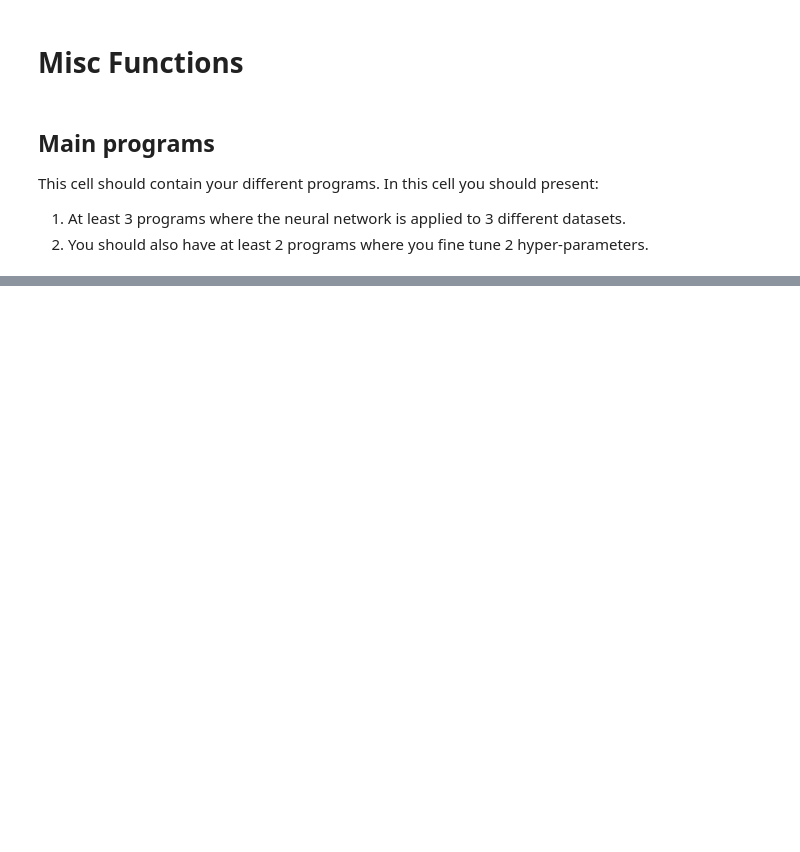
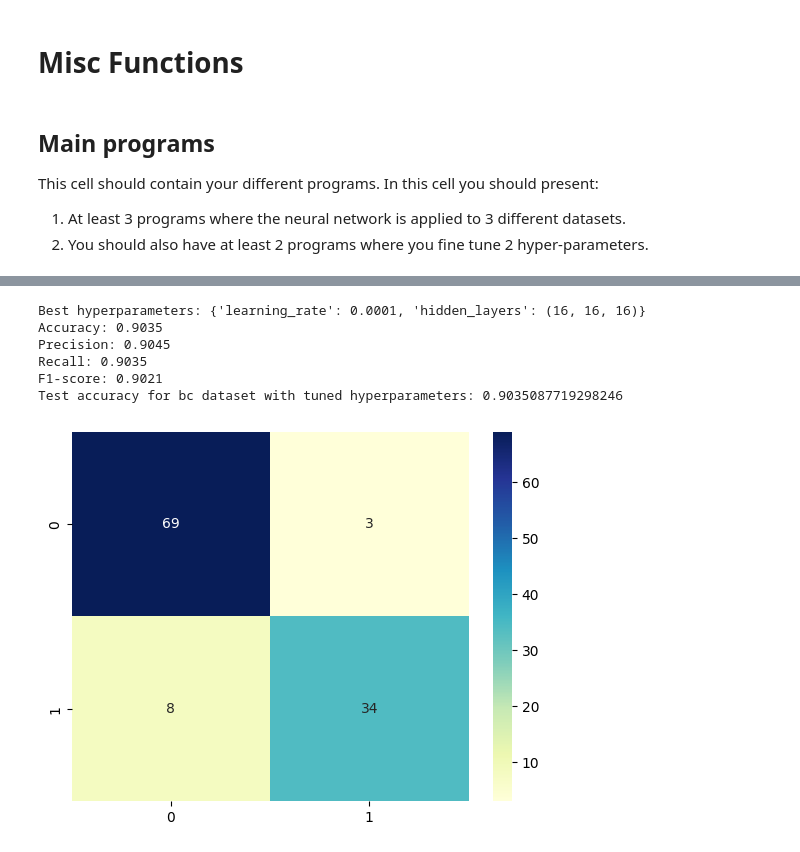
Before and after one commit to Kiriketsuki/T3104_ML, a Jupyter notebook: Assignment 3/NN implementation.ipynb, the cells around one changed output, grey strips where cells are left out. Saved outputs shown, nothing was run; the diff lists cells and outputs as text; code cells hidden in the pictures; blank space fills up the shorter version.

```diff
--- a/Assignment 3/NN implementation.ipynb
+++ b/Assignment 3/NN implementation.ipynb
@@ -523,0 +487,10 @@ Layer 3: (3,)
+# %%
+main_with_grid_search("bc", verbose=True)
+# %% [output]
+Best hyperparameters: {'learning_rate': 0.0001, 'hidden_layers': (16, 16, 16)}
+Accuracy: 0.9035
+Precision: 0.9045
+Recall: 0.9035
+F1-score: 0.9021
+Test accuracy for bc dataset with tuned hyperparameters: 0.9035087719298246
+[figure, added]
```
Also changed, not shown: parts of 9 cells of this notebook.
